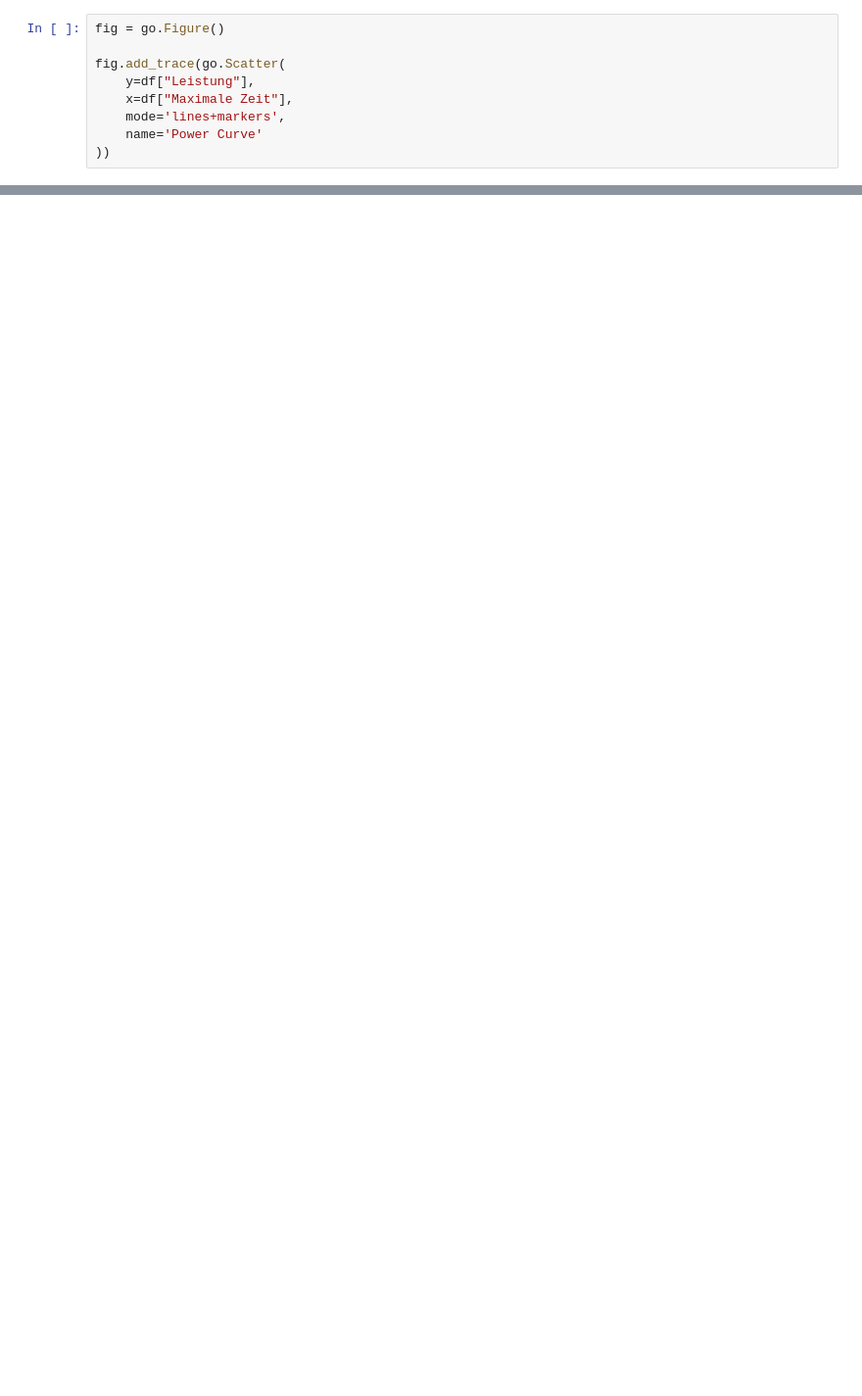
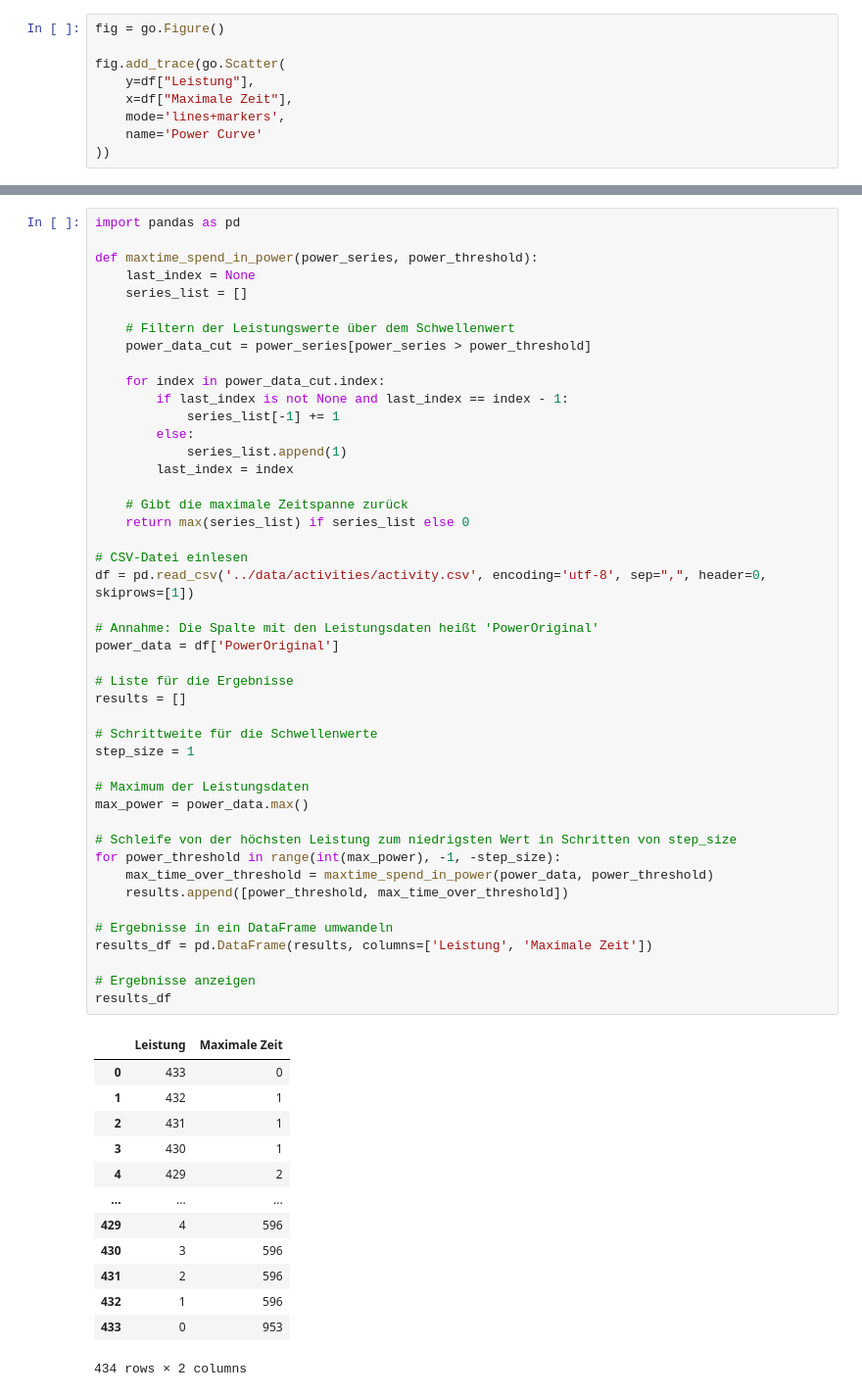
Before and after one commit to gt3431/EKG_App, a Jupyter notebook: notebooks/leistungskurve_2.ipynb, the cells around one changed output, grey strips where cells are left out. Shown at 98% size. Saved outputs shown, nothing was run; the diff lists cells and outputs as text; blank space fills up the shorter version.

```diff
--- a/notebooks/leistungskurve_2.ipynb
+++ b/notebooks/leistungskurve_2.ipynb
@@ -107,0 +143,59 @@ fig.add_trace(go.Scatter(
+# %%
+import pandas as pd
+
+def maxtime_spend_in_power(power_series, power_threshold):
+    last_index = None
+    series_list = []
+
+    # Filtern der Leistungswerte über dem Schwellenwert
+    power_data_cut = power_series[power_series > power_threshold]
+
+    for index in power_data_cut.index:
+        if last_index is not None and last_index == index - 1:
+            series_list[-1] += 1
+        else:
+            series_list.append(1)
+        last_index = index
+
+    # Gibt die maximale Zeitspanne zurück
+    return max(series_list) if series_list else 0
+
+# CSV-Datei einlesen
+df = pd.read_csv('../data/activities/activity.csv', encoding='utf-8', sep=",", header=0, skiprows=[1])
+
+# Annahme: Die Spalte mit den Leistungsdaten heißt 'PowerOriginal'
+power_data = df['PowerOriginal']
+
+# Liste für die Ergebnisse
+results = []
+
+# Schrittweite für die Schwellenwerte
+step_size = 1
+
+# Maximum der Leistungsdaten
+max_power = power_data.max()
+
+# Schleife von der höchsten Leistung zum niedrigsten Wert in Schritten von step_size
+for power_threshold in range(int(max_power), -1, -step_size):
+    max_time_over_threshold = maxtime_spend_in_power(power_data, power_threshold)
+    results.append([power_threshold, max_time_over_threshold])
+
+# Ergebnisse in ein DataFrame umwandeln
+results_df = pd.DataFrame(results, columns=['Leistung', 'Maximale Zeit'])
+
+# Ergebnisse anzeigen
+results_df
+# %% [output]
+|  | Leistung | Maximale Zeit |
+| 0 | 433 | 0 |
+| 1 | 432 | 1 |
+| 2 | 431 | 1 |
+| 3 | 430 | 1 |
+| 4 | 429 | 2 |
+| ... | ... | ... |
+| 429 | 4 | 596 |
+| 430 | 3 | 596 |
+| 431 | 2 | 596 |
+| 432 | 1 | 596 |
+| 433 | 0 | 953 |
+434 rows × 2 columns
```
Also changed, not shown: parts of 5 cells of this notebook, 2 other files.
